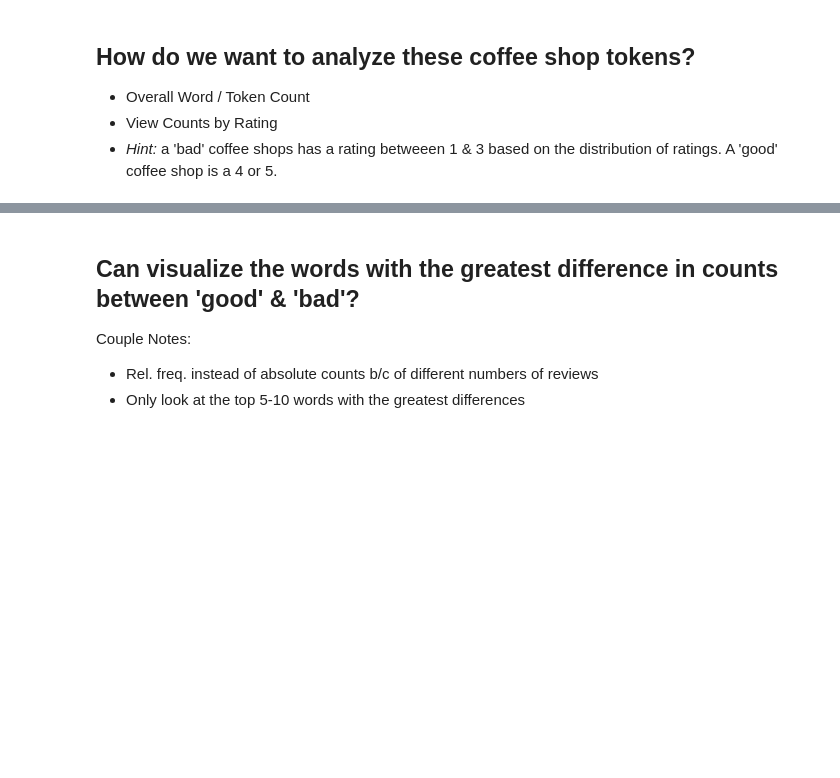
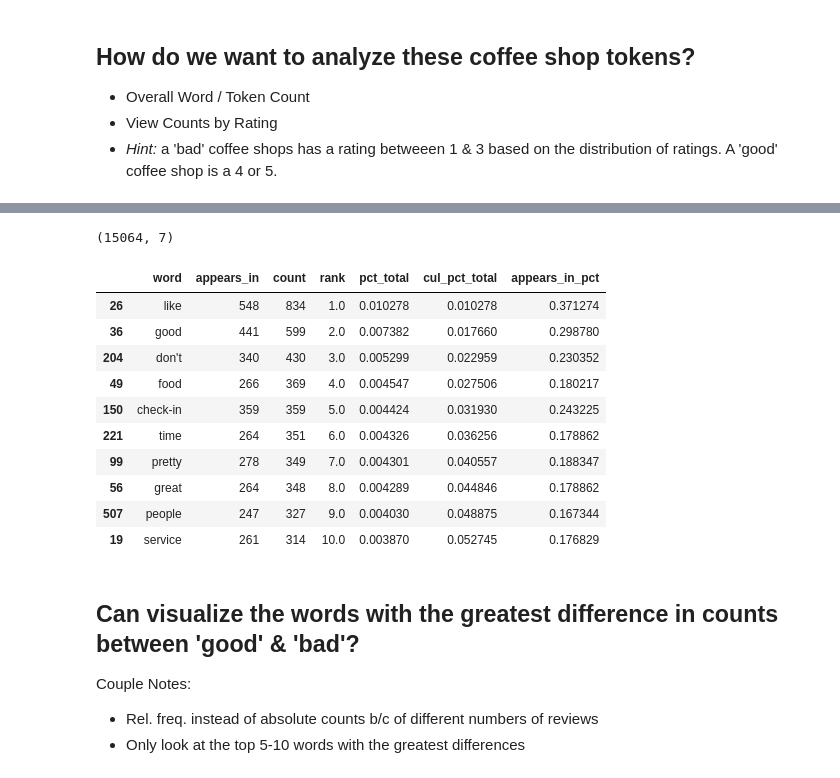
Before and after one commit to SwetaSengupta/DS-Unit-4-Sprint-1-NLP, a Jupyter notebook: module1-text-data/LS_DS_411_Text_Data_Assignment.ipynb, the cells around one changed output, grey strips where cells are left out. Saved outputs shown, nothing was run; the diff lists cells and outputs as text; code cells hidden in the pictures; blank space fills up the shorter version.

```diff
--- a/module1-text-data/LS_DS_411_Text_Data_Assignment.ipynb
+++ b/module1-text-data/LS_DS_411_Text_Data_Assignment.ipynb
@@ -319,3 +264,20 @@ Name: word, Length: 37811, dtype: object
+# %%
+wc_bad = count(bad_shops['spaCy_tokens'])
+print(wc_bad.shape)
+wc_bad.head(10)
+# %% [output]
+(15064, 7)
+|  | word | appears_in | count | rank | pct_total | cul_pct_total | appears_in_pct |
+| 26 | like | 548 | 834 | 1.0 | 0.010278 | 0.010278 | 0.371274 |
+| 36 | good | 441 | 599 | 2.0 | 0.007382 | 0.017660 | 0.298780 |
+| 204 | don't | 340 | 430 | 3.0 | 0.005299 | 0.022959 | 0.230352 |
+| 49 | food | 266 | 369 | 4.0 | 0.004547 | 0.027506 | 0.180217 |
+| 150 | check-in | 359 | 359 | 5.0 | 0.004424 | 0.031930 | 0.243225 |
+| 221 | time | 264 | 351 | 6.0 | 0.004326 | 0.036256 | 0.178862 |
+| 99 | pretty | 278 | 349 | 7.0 | 0.004301 | 0.040557 | 0.188347 |
+| 56 | great | 264 | 348 | 8.0 | 0.004289 | 0.044846 | 0.178862 |
+| 507 | people | 247 | 327 | 9.0 | 0.004030 | 0.048875 | 0.167344 |
+| 19 | service | 261 | 314 | 10.0 | 0.003870 | 0.052745 | 0.176829 |
 # %% [markdown]
 ## Can visualize the words with the greatest difference in counts between 'good' & 'bad'?
 
```
Also changed, not shown: parts of 52 cells of this notebook.
